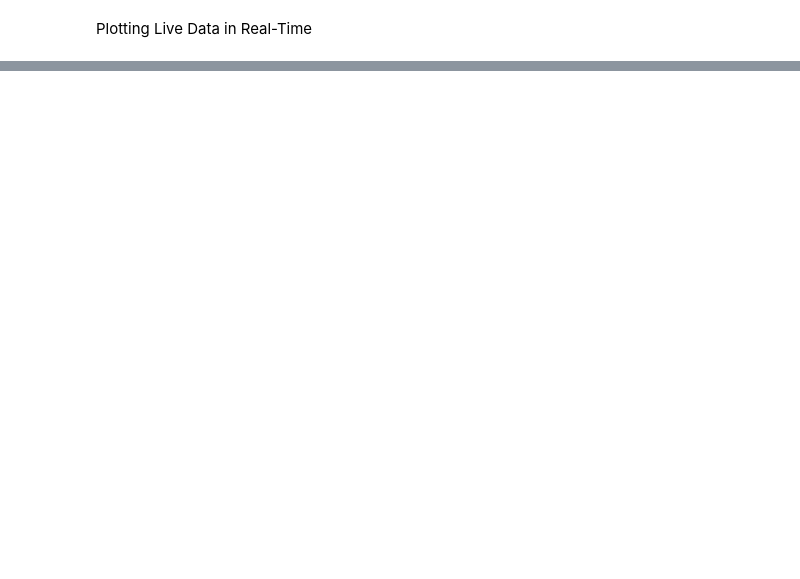
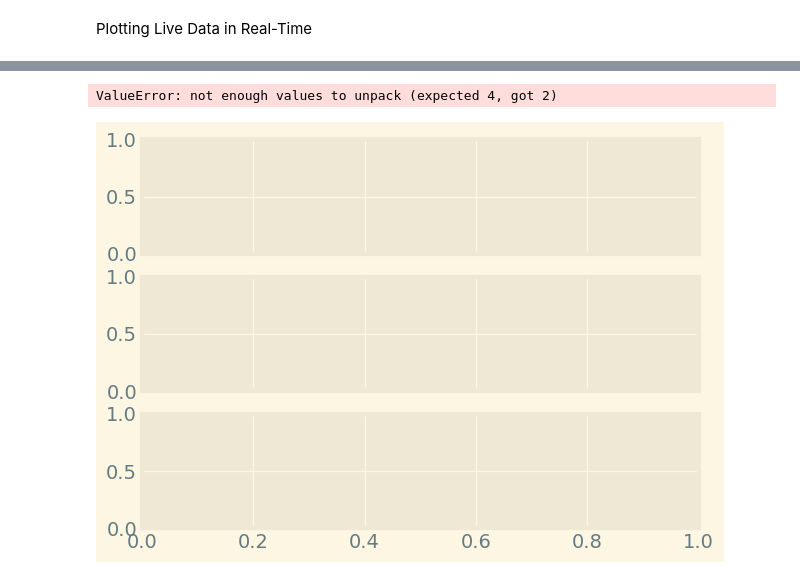
Before and after one commit to Hitesh-Ojha/learning, a Jupyter notebook: data science/matplotlib.ipynb, the cells around one changed output, grey strips where cells are left out. Saved outputs shown, nothing was run; the diff lists cells and outputs as text; code cells hidden in the pictures; blank space fills up the shorter version.

```diff
--- a/data science/matplotlib.ipynb
+++ b/data science/matplotlib.ipynb
@@ -574,0 +570,33 @@ plt.show()
+# %%
+plt.style.use('Solarize_Light2')
+
+fig1 , ax1,ax2 , ax3 = plt.subplots( nrows=3 , ncols = 1 , sharex = True  )
+
+ax1.plot(ages, dev_salaries, color='#444444',
+         linestyle='--', label='All Devs')
+
+ax2.plot(ages, py_salaries, label='Python')
+ax3.plot(ages, js_salaries, label='JavaScript')
+
+ax1.legend()
+ax1.set_title('Median Salary (USD) by Age')
+ax1.set_ylabel('Median Salary (USD)')
+
+ax2.legend()
+ax2.set_xlabel('Ages')
+ax2.set_ylabel('Median Salary (USD)')
+
+ax3.legend()
+ax3.set_xlabel('Ages')
+ax3.set_ylabel('Median Salary (USD)')
+
+plt.tight_layout()
+
+plt.show()
+
+fig1.savefig('Data set/plot_data/plots_images/fig1.png')
+fig2.savefig('Data set/plot_data/plots_images/fig2.png')
+fig2.savefig('Data set/plot_data/plots_images/fig3.png')
+# %% [output]
+ValueError: not enough values to unpack (expected 4, got 2)
+[figure, added]
```
Also changed, not shown: parts of 12 cells of this notebook, 9 other files.
